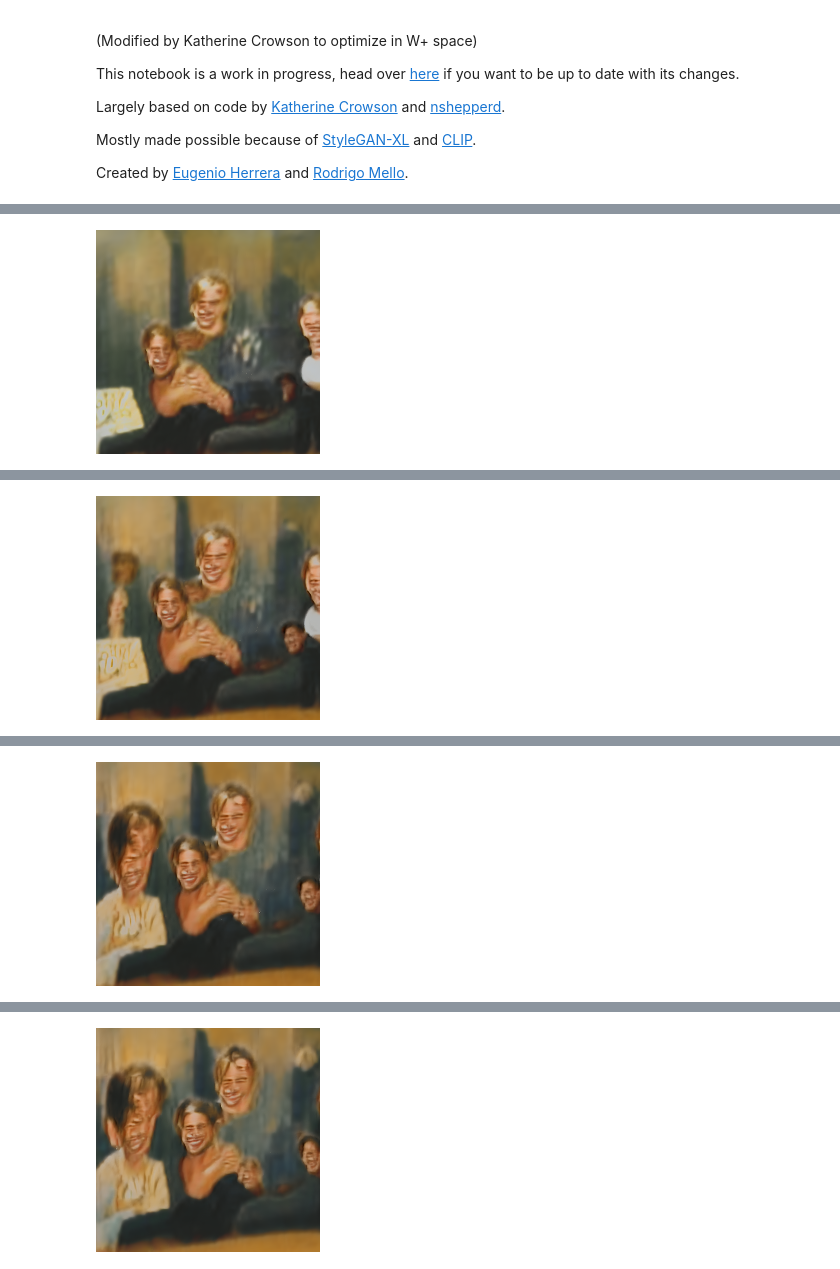
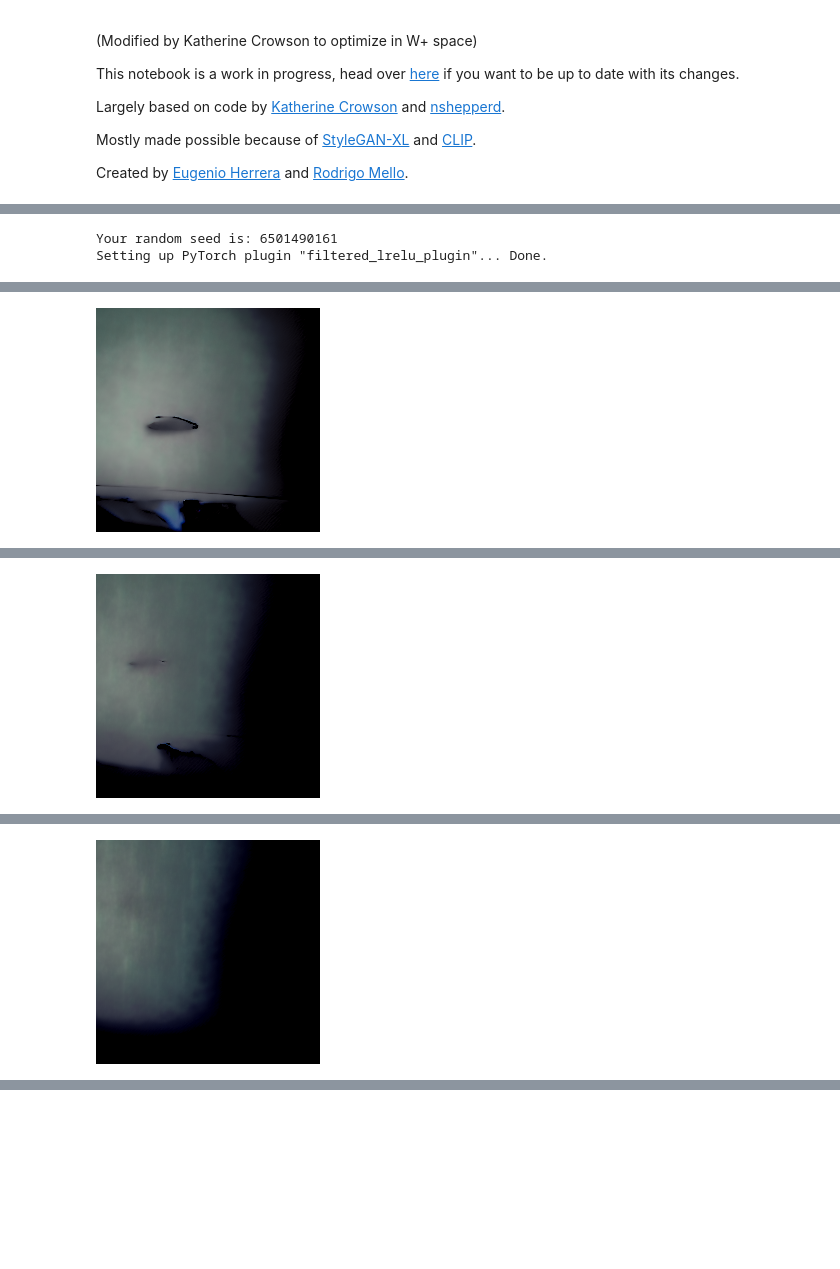
Before and after one commit to CasualGANPapers/StyleGANXL-CLIP, a Jupyter notebook: StyleganXL+CLIP.ipynb, the cells around one changed output, grey strips where cells are left out. Saved outputs shown, nothing was run; the diff lists cells and outputs as text; code cells hidden in the pictures; blank space fills up the shorter version.

```diff
--- a/StyleganXL+CLIP.ipynb
+++ b/StyleganXL+CLIP.ipynb
@@ -233,9 +251,9 @@ Setting up PyTorch plugin "bias_act_plugin"... Done.
 
 #@markdown ---
 
-texts = "a painting of brad pitt smiling"#@param {type:"string"}
-steps = 300#@param {type:"number"}
-seed = 6541979396#@param {type:"number"}
+texts = "A red apple"#@param {type:"string"}
+steps = 100#@param {type:"number"}
+seed = -1#@param {type:"number"}
 
 #@markdown ---
 
@@ -268,7 +286,7 @@ tf = Compose([
 ])
 
 initial_batch=4 #actually that will be multiplied by initial_image_steps
-initial_image_steps=32
+initial_image_steps=16
 '''
 c = torch.zeros((1000)) #just to pick a closer initial image
 c[initial_class]=1
@@ -293,11 +311,16 @@ def run(timestring):
     losses = torch.stack(losses)
     i = torch.argmin(losses)
     q = qs[i].unsqueeze(0).repeat([G.num_ws, 1]).requires_grad_()
+    # print(q)
+    # q = qs[i].unsqueeze(0).repeat([G.num_ws, 1])
+    # q = torch.tensor(q, requires_grad=True)
+    # print(q)
 
 
   # Sampling loop
   q_ema = q
   # print(q.shape)
+  # opt = ESGD([q], lr=0.03, betas=(0.9, 0.999), nu=0.9)
   opt = torch.optim.AdamW([q], lr=0.03, betas=(0., 0.999), weight_decay=0.025)
   loop = tqdm(range(steps))
   for i in loop:
@@ -306,6 +329,7 @@ def run(timestring):
     image = G.synthesis((q * w_stds + w_all_classes_avg)[None], noise_mode='const')
     embed = embed_image(image.add(1).div(2))
     loss = prompts_dist_loss(embed, targets, spherical_dist_loss).mean()
+    # loss.backward(create_graph=opt.should_create_graph())
     loss.backward()
     opt.step()
     loop.set_postfix(loss=loss.item(), q_magnitude=q.std().item())
@@ -326,3 +350,5 @@ try:
 except KeyboardInterrupt:
   pass
 # %% [output]
+Your random seed is: 6501490161
+Setting up PyTorch plugin "filtered_lrelu_plugin"... Done.
@@ -335 +361 @@ Image 20/300 | Current loss: 0.7287182211875916
-[figure, old version]
+[figure, new version]
@@ -337 +363 @@ Image 30/300 | Current loss: 0.7625845074653625
-[figure, old version]
+[figure, new version]
@@ -339 +365 @@ Image 40/300 | Current loss: 0.6538589596748352
-[figure, old version]
+[figure, new version]
@@ -341 +365,0 @@ Image 50/300 | Current loss: 0.5936871767044067
-[figure, removed]
```
Also changed, not shown: parts of 6 cells of this notebook.
